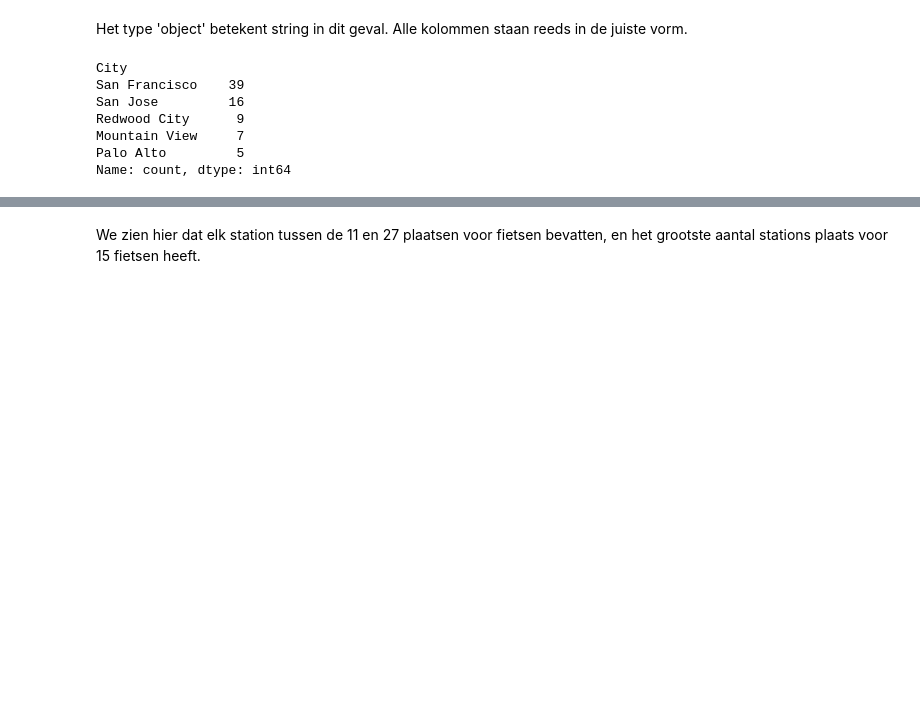
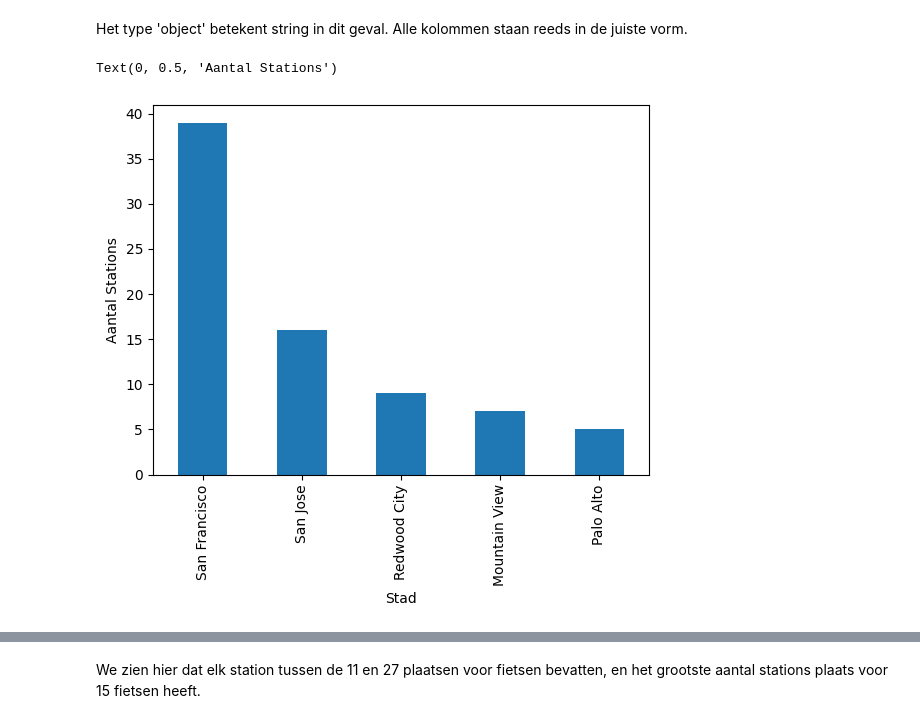
Before and after one commit to DecosterBram/MOW-BikeShare-workshop, a Jupyter notebook: notebooks/BikeShare_exercise_solution.ipynb, the cells around one changed output, grey strips where cells are left out. Drawn from its saved outputs; the diff is of its cells as text; code cells hidden in the pictures; blank space fills up the shorter version.

```diff
--- a/notebooks/BikeShare_exercise_solution.ipynb
+++ b/notebooks/BikeShare_exercise_solution.ipynb
@@ -75,14 +119,11 @@ City           object
 dtype: object
 # %% [markdown]
 Het type 'object' betekent string in dit geval. Alle kolommen staan reeds in de juiste vorm.
-# %%
-station_data['City'].value_counts()
-# %% [output]
-City
-San Francisco    39
-San Jose         16
-Redwood City      9
-Mountain View     7
-Palo Alto         5
-Name: count, dtype: int64
+# %%
+station_data['City'].value_counts().plot(kind="bar")
+plt.xlabel("Stad")
+plt.ylabel("Aantal Stations")
+# %% [output]
+Text(0, 0.5, 'Aantal Stations')
+[figure, added]
 # %%
```
Also changed, not shown: parts of 28 cells of this notebook, 3 other files.
